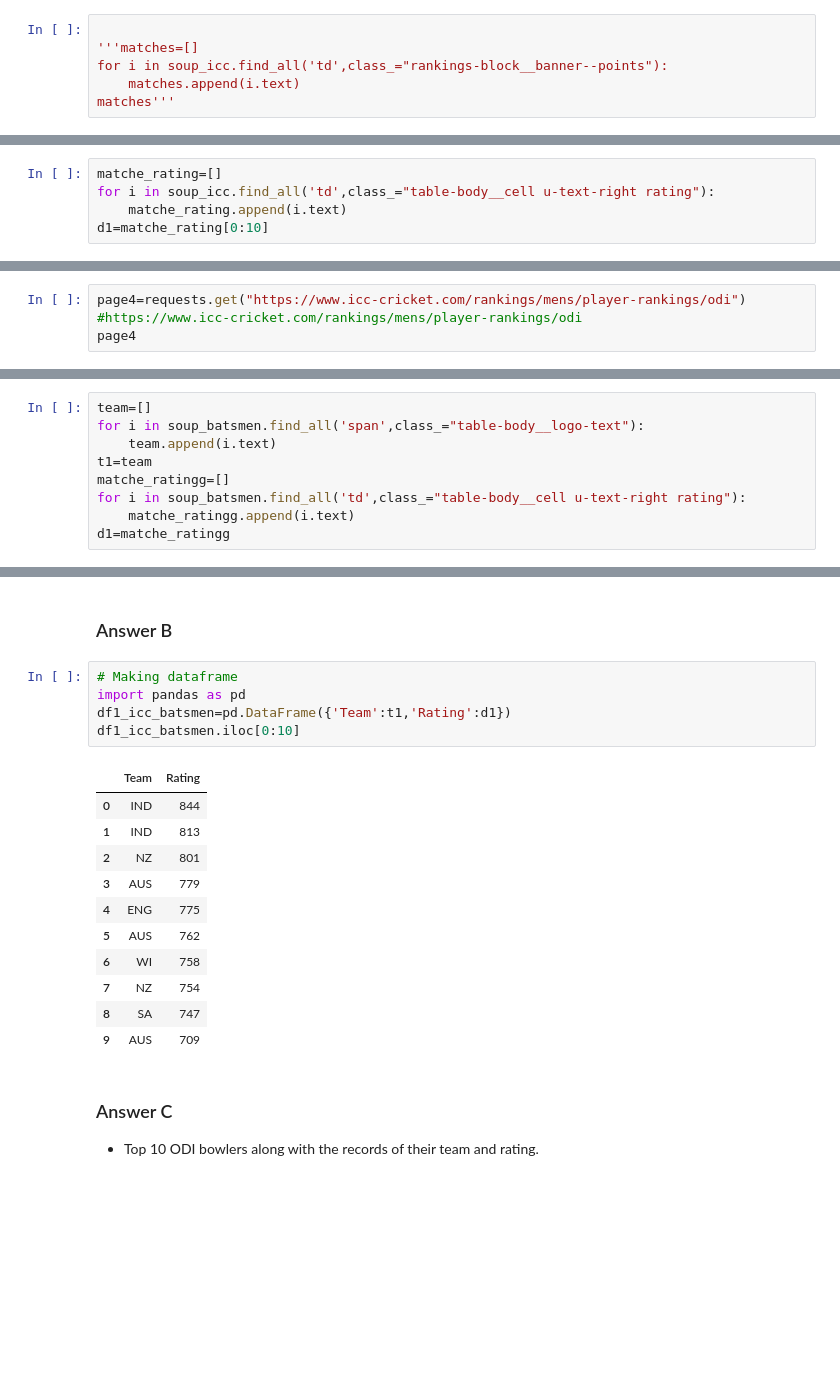
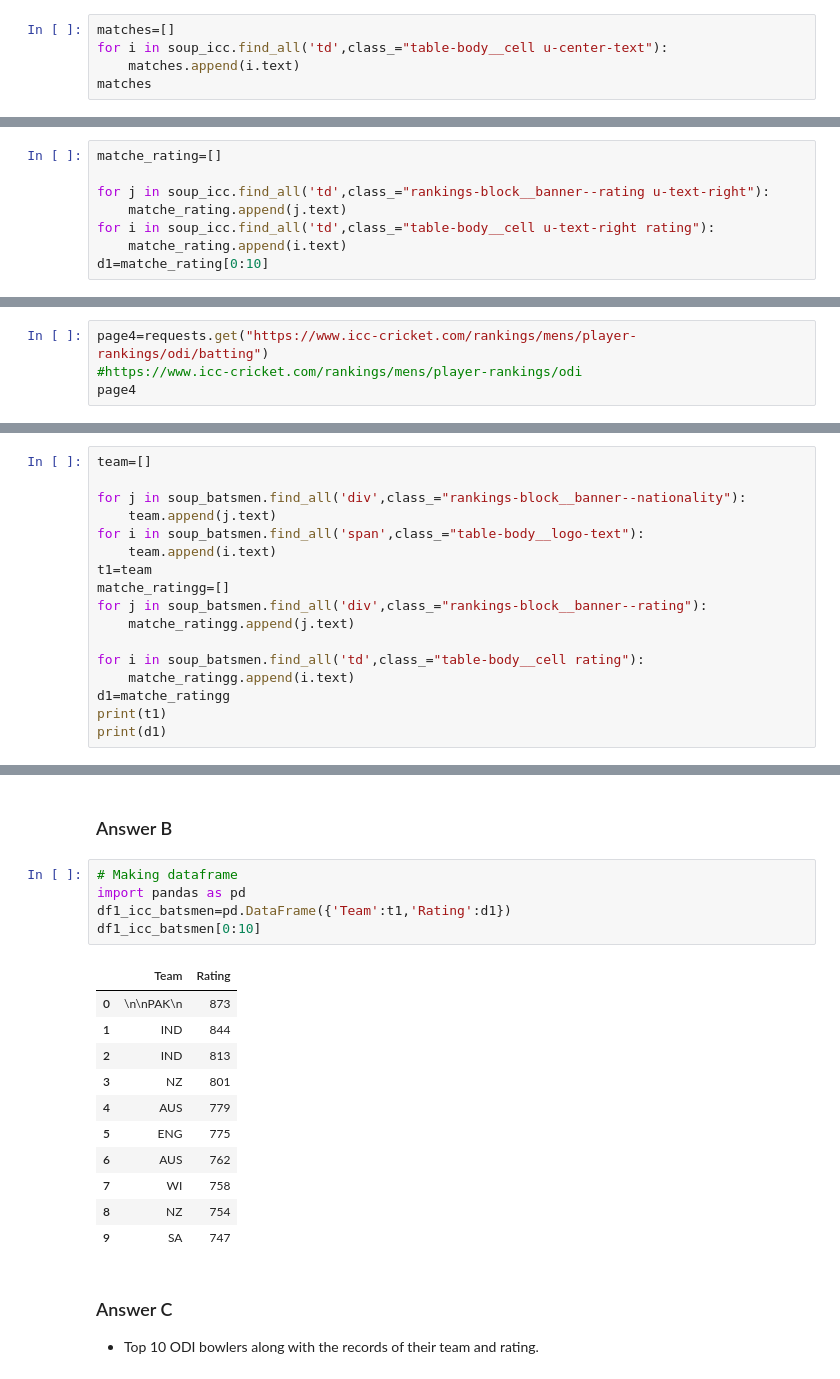
Before and after one commit to Dhara348/Internship, a Jupyter notebook: webscrap/WebScraping_Assignment.ipynb, the cells around one changed output, grey strips where cells are left out. Saved outputs shown, nothing was run; the diff lists cells and outputs as text; blank space fills up the shorter version.

```diff
--- a/webscrap/WebScraping_Assignment.ipynb
+++ b/webscrap/WebScraping_Assignment.ipynb
@@ -269,9 +269,8 @@ t1=team_name[1:11]
 # %% [markdown]
 #### Class name of Matches and Point is same so both data comes combine
 # %%
-
-'''matches=[]
-for i in soup_icc.find_all('td',class_="rankings-block__banner--points"):
+matches=[]
+for i in soup_icc.find_all('td',class_="table-body__cell u-center-text"):
     matches.append(i.text)
-matches'''
+matches
 # %% [output]
@@ -279,5 +294,8 @@ matches'''
 # %%
 matche_rating=[]
+
+for j in soup_icc.find_all('td',class_="rankings-block__banner--rating u-text-right"):
+    matche_rating.append(j.text)
 for i in soup_icc.find_all('td',class_="table-body__cell u-text-right rating"):
     matche_rating.append(i.text)
 d1=matche_rating[0:10]
@@ -303,5 +321,5 @@ df1_icc
 # %%
-page4=requests.get("https://www.icc-cricket.com/rankings/mens/player-rankings/odi")
+page4=requests.get("https://www.icc-cricket.com/rankings/mens/player-rankings/odi/batting")
 #https://www.icc-cricket.com/rankings/mens/player-rankings/odi
 page4
 # %% [output]
@@ -310,10 +328,18 @@ page4
 soup_batsmen=BeautifulSoup(page4.content)
 # %%
 team=[]
+
+for j in soup_batsmen.find_all('div',class_="rankings-block__banner--nationality"):
+    team.append(j.text)
 for i in soup_batsmen.find_all('span',class_="table-body__logo-text"):
     team.append(i.text)
 t1=team
 matche_ratingg=[]
-for i in soup_batsmen.find_all('td',class_="table-body__cell u-text-right rating"):
+for j in soup_batsmen.find_all('div',class_="rankings-block__banner--rating"):
+    matche_ratingg.append(j.text)
+
+for i in soup_batsmen.find_all('td',class_="table-body__cell rating"):
     matche_ratingg.append(i.text)
 d1=matche_ratingg
+print(t1)
+print(d1)
@@ -322,20 +351,20 @@ d1=matche_ratingg
 # %%
 # Making dataframe
 import pandas as pd
 df1_icc_batsmen=pd.DataFrame({'Team':t1,'Rating':d1})
-df1_icc_batsmen.iloc[0:10]
+df1_icc_batsmen[0:10]
 # %% [output]
 |  | Team | Rating |
-| 0 | IND | 844 |
-| 1 | IND | 813 |
-| 2 | NZ | 801 |
-| 3 | AUS | 779 |
-| 4 | ENG | 775 |
-| 5 | AUS | 762 |
-| 6 | WI | 758 |
-| 7 | NZ | 754 |
-| 8 | SA | 747 |
-| 9 | AUS | 709 |
+| 0 | \n\nPAK\n | 873 |
+| 1 | IND | 844 |
+| 2 | IND | 813 |
+| 3 | NZ | 801 |
+| 4 | AUS | 779 |
+| 5 | ENG | 775 |
+| 6 | AUS | 762 |
+| 7 | WI | 758 |
+| 8 | NZ | 754 |
+| 9 | SA | 747 |
 # %% [markdown]
 ### Answer C
 - Top 10 ODI bowlers along with the records of their team and rating.
```
Also changed, not shown: parts of 57 cells of this notebook.
